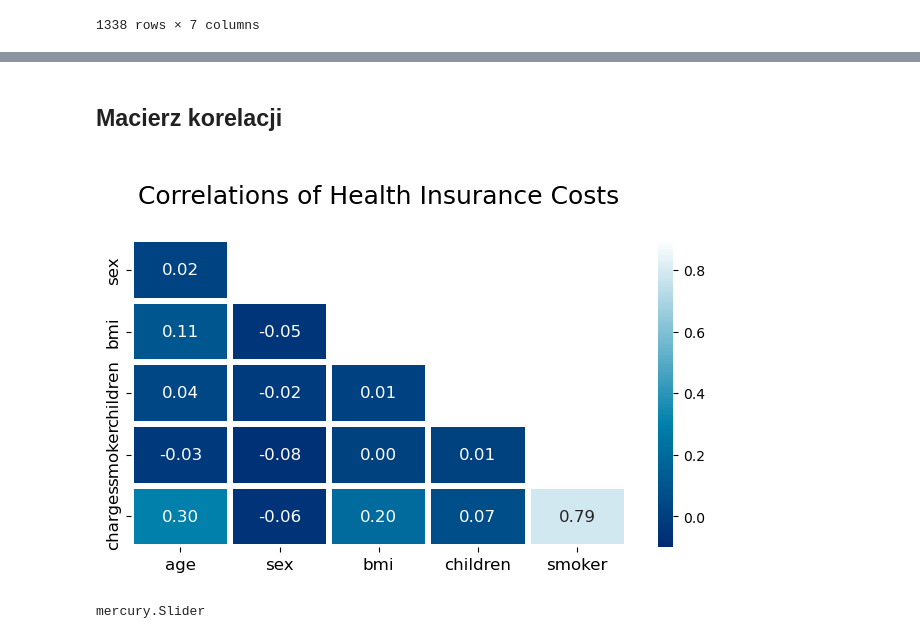
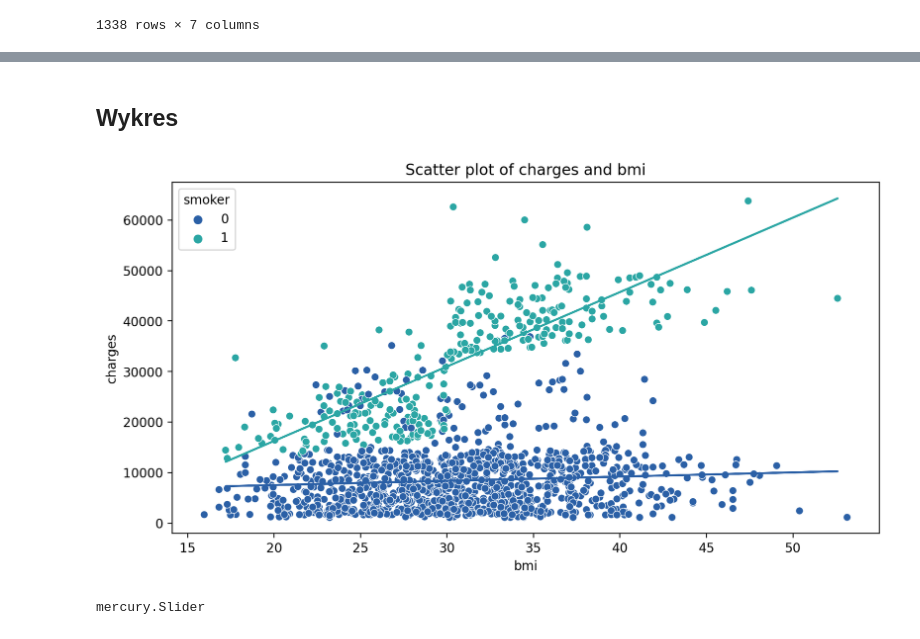
Before and after one commit to infoshareacademy/jdszr13-python_dynamites, a Jupyter notebook: Projekt ML Medical Insurance/Projekt ML - Prezentacja.ipynb, the cells around one changed output, grey strips where cells are left out. Drawn from its saved outputs; the diff is of its cells as text; code cells hidden in the pictures.

```diff
--- a/Projekt ML Medical Insurance/Projekt ML - Prezentacja.ipynb
+++ b/Projekt ML Medical Insurance/Projekt ML - Prezentacja.ipynb
@@ -104,7 +121,25 @@ fig.savefig('test.png', bbox_inches='tight')
-# %% [markdown]
-## Macierz korelacji
-
-![test.png](attachment:test.png)
+# %%
+display(md("## Wykres"))
+
+plt.figure(figsize=(10,5), dpi=200)
+
+smoker_1 = np.polyfit(df[df.smoker==1].bmi, df[df.smoker==1].charges, 1)
+smoker_0 = np.polyfit(df[df.smoker==0].bmi, df[df.smoker==0].charges, 1)
+
+poly_1 = np.poly1d(smoker_1)
+poly_0 = np.poly1d(smoker_0)
+
+plt.plot(df[df.smoker==1].bmi, poly_1(df[df.smoker==1].bmi), '#2ba6a4')
+plt.plot(df[df.smoker==1].bmi, poly_0(df[df.smoker==1].bmi), '#2b60a6')
+
+ax = sns.scatterplot(x='bmi', y='charges', data = df, palette=['#2b60a6', '#2ba6a4'], hue='smoker')
+ax.set_title('Scatter plot of charges and bmi')
+plt.show()
+
+#Dla palących zależność rosnąca, dla niepalących niezmienna
+# %% [output]
+## Wykres
+[figure, added]
 # %%
 # add numeric widget AGE
 age_input = mr.Slider(value=25, min = 18, max=70, label="Wiek", step=1)
```
Also changed, not shown: parts of 18 cells of this notebook.
